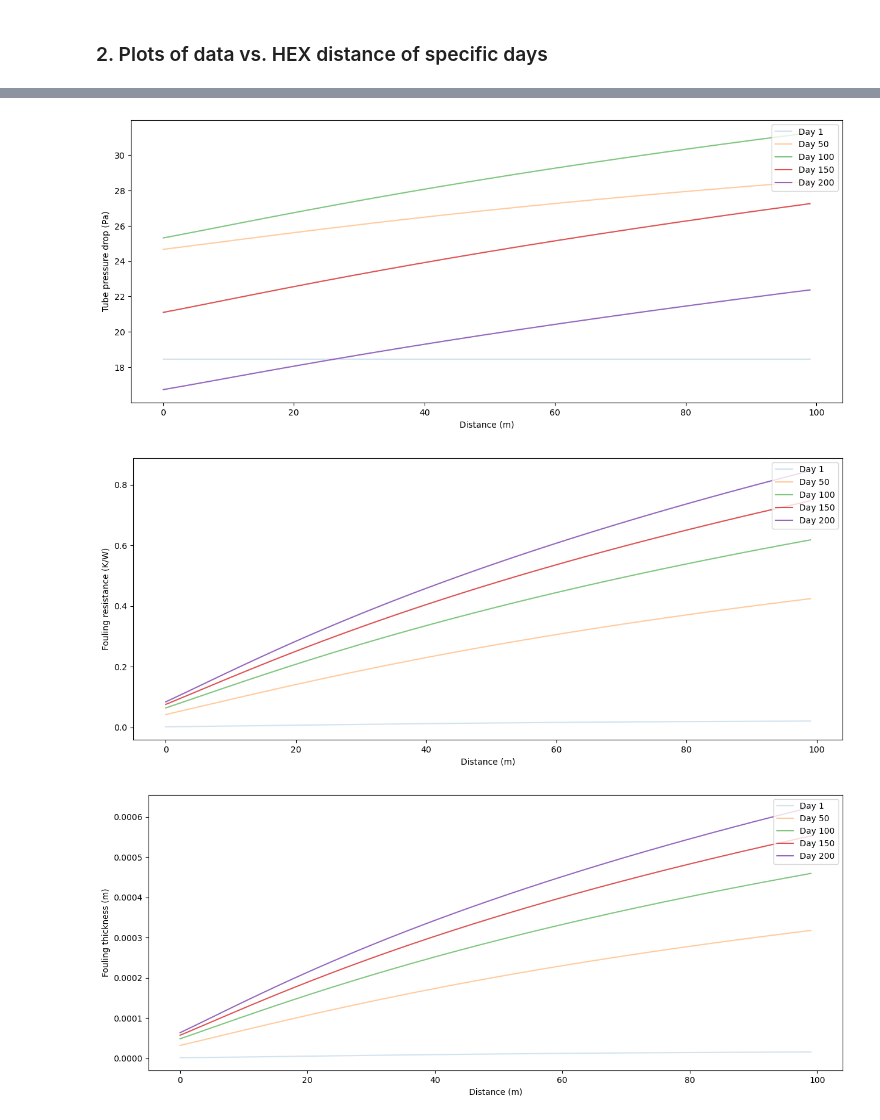
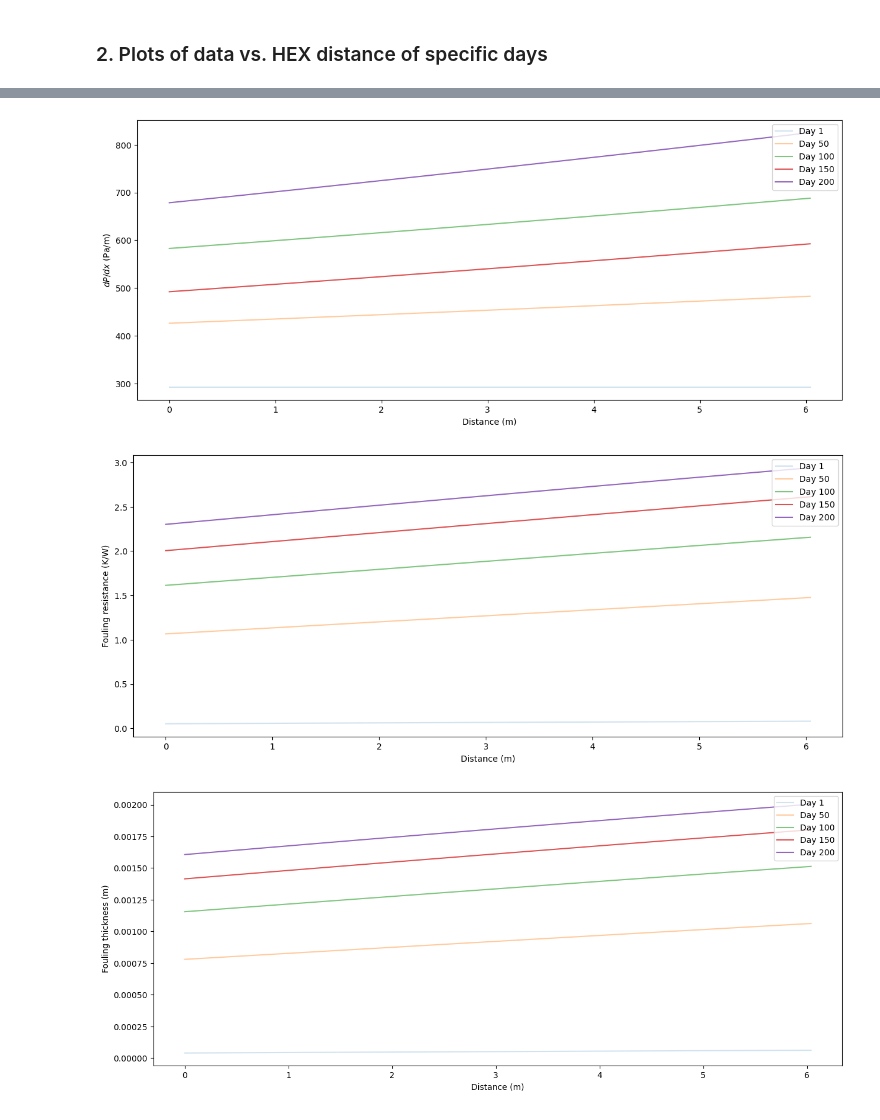
Before and after one commit to donglai-zhang/HEXpractice, a Jupyter notebook: Visualisation.ipynb, the cells around one changed output, grey strips where cells are left out. Saved outputs shown, nothing was run; the diff lists cells and outputs as text; code cells hidden in the pictures.

Commit message:
Correct viscosity and pressure drop

```diff
--- a/Visualisation.ipynb
+++ b/Visualisation.ipynb
@@ -139,12 +149,12 @@ plt.show()
 # %%
-# temperatures vs. time
+# temperatures vs. distance
 fig, ax = plt.subplots()
 fig.set_figheight(8)
 fig.set_figwidth(15)
 
 for k, i in zip(ks, range(1, nk + 1)):
-    exec(f'ax.plot(df_day{k}["F1T"].to_numpy(), c="blue", alpha={1 / nk * i}, label="Day {k} cold")')
-    exec(f'ax.plot(df_day{k}["F2T"].to_numpy(), c="red", alpha={1 / nk * i}, label="Day {k} hot")')
+    exec(f'ax.plot(x, df_day{k}["F1T"].to_numpy(), c="blue", alpha={1 / nk * i}, label="Day {k} cold")')
+    exec(f'ax.plot(x, df_day{k}["F2T"].to_numpy(), c="red", alpha={1 / nk * i}, label="Day {k} hot")')
 ax.set_ylabel("Temperature (K)")
 ax.set_xlabel("Distance (m)")
 ax.legend(loc="upper right")
@@ -154,11 +164,11 @@ plt.show()
 # %%
-# heat duty vs. time
+# heat duty vs. distance
 fig, ax = plt.subplots()
 fig.set_figheight(6)
 fig.set_figwidth(15)
 
 for k, i in zip(ks, range(1, nk + 1)):
-    exec(f'ax.plot(df_day{k}["Q"].to_numpy(), c="r", alpha={1 / nk * i}, label="Day {k}")')
+    exec(f'ax.plot(x, df_day{k}["Q"].to_numpy(), c="r", alpha={1 / nk * i}, label="Day {k}")')
 ax.set_ylabel("Heat duty (Q/s)")
 ax.set_xlabel("Distance (m)")
 ax.legend(loc="upper right")
@@ -168,42 +178,42 @@ plt.show()
 # %%
-# pressure drop vs. time
+# pressure drop vs. distance
 fig, ax = plt.subplots()
 fig.set_figheight(6)
 fig.set_figwidth(15)
 
 for k, i in zip(ks, range(1, nk + 1)):
-    exec(f'ax.plot(df_day{k}["dP1"].to_numpy(), alpha={1 / nk * i}, label="Day {k}")')
-ax.set_ylabel("Tube pressure drop (Pa)")
+    exec(f'ax.plot(x, df_day{k}["dP1/dx"].to_numpy(), alpha={1 / nk * i}, label="Day {k}")')
+ax.set_ylabel("$dP/dx$ (Pa/m)")
 ax.set_xlabel("Distance (m)")
 ax.legend(loc="upper right")
 plt.show()
 # %% [output]
-[figure, old version]
+[figure, new version]
 # %%
-# fouling resistance vs. time
+# fouling resistance vs. distance
 fig, ax = plt.subplots()
 fig.set_figheight(6)
 fig.set_figwidth(15)
 
 for k, i in zip(ks, range(1, nk + 1)):
-    exec(f'ax.plot(df_day{k}["Rf1"].to_numpy(), alpha={1 / nk * i}, label="Day {k}")')
+    exec(f'ax.plot(x, df_day{k}["Rf1"].to_numpy(), alpha={1 / nk * i}, label="Day {k}")')
 ax.set_ylabel("Fouling resistance (K/W)")
 ax.set_xlabel("Distance (m)")
 ax.legend(loc="upper right")
 plt.show()
 # %% [output]
-[figure, old version]
+[figure, new version]
 # %%
-# fouling thickness vs. time
+# fouling thickness vs. distance
 fig, ax = plt.subplots()
 fig.set_figheight(6)
 fig.set_figwidth(15)
 
 for k, i in zip(ks, range(1, nk + 1)):
-    exec(f'ax.plot(df_day{k}["Sigma1"].to_numpy(), alpha={1 / nk * i}, label="Day {k}")')
+    exec(f'ax.plot(x, df_day{k}["Sigma1"].to_numpy(), alpha={1 / nk * i}, label="Day {k}")')
 ax.set_ylabel("Fouling thickness (m)")
 ax.set_xlabel("Distance (m)")
 ax.legend(loc="upper right")
 plt.show()
 # %% [output]
-[figure, old version]
+[figure, new version]
```
Also changed, not shown: parts of 14 cells of this notebook, 5 other files.
